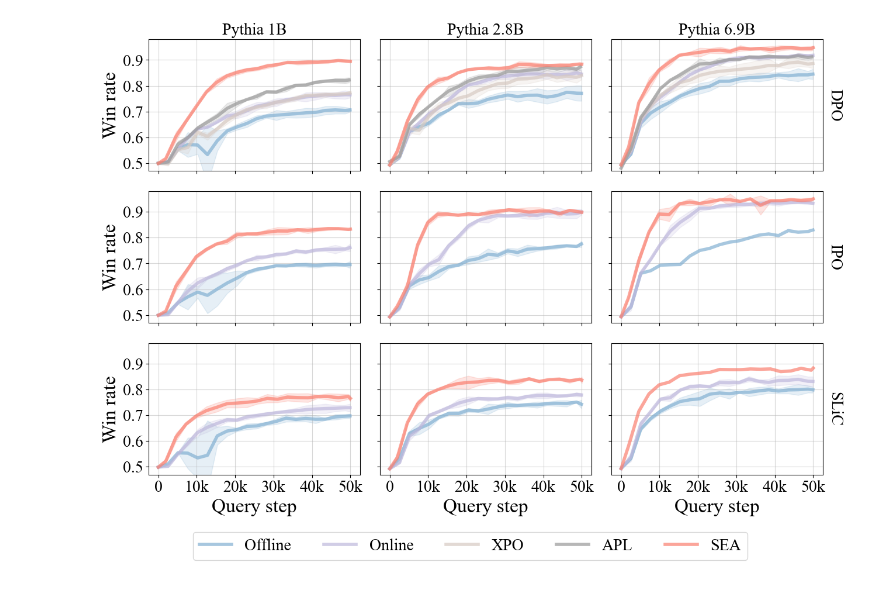
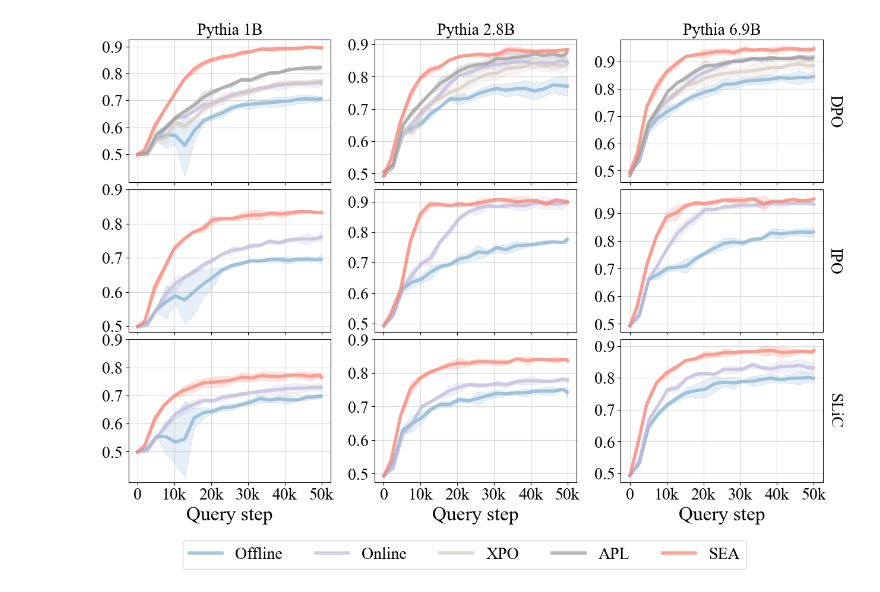
Before and after one commit to lkevinzc/ellm, a Jupyter notebook: notebooks/plotting/main.ipynb, the cells around one changed output. Saved outputs shown, nothing was run; the diff lists cells and outputs as text; code cells hidden in the pictures.

Commit message:
update plotting

```diff
--- a/notebooks/plotting/main.ipynb
+++ b/notebooks/plotting/main.ipynb
@@ -208,38 +204,38 @@ methods_to_labels= {
     "apl": "APL"
 }
 
-g = sns.FacetGrid(df, row="dap", col="scale", hue="method", palette=methods_to_color,hue_order=hue_order,col_order=["1B", "2.8B", "6.9B"], row_order=["DPO", "IPO", 'SLiC'], sharey=True, margin_titles=True, aspect=3/2, despine=False)
+g = sns.FacetGrid(df, row="dap", col="scale", hue="method", palette=methods_to_color,hue_order=hue_order,col_order=["1B", "2.8B", "6.9B"], row_order=["DPO", "IPO", 'SLiC'], sharey=False, margin_titles=True, aspect=3/2, despine=False)
 
 g.map(sns.lineplot, "misc/query_step", "eval/rm_win_rate_prob", alpha=.7, dashes=False,linewidth=4, errorbar=('se', 2))
 g.set_titles(col_template="Pythia {col_name}", row_template="{row_name}")
 ax_g=g.add_legend()
 
 for axes in g.axes:
     for ax in axes:
-        ax.set_ylabel('Win rate', fontsize=24)
+        ax.set_ylabel('', fontsize=18)
         ax.set_xlabel('Query step', fontsize=24)
         ax.set_xticks([0, 10_000, 20_000, 30_000, 40_000, 50_000],
               ["0", "10k", "20k", "30k", "40k", "50k"])
         ax.set_yticks([0.5, 0.6, 0.7, 0.8, 0.9])
-        ax.set_ylim(0.47, 0.98)
+        # ax.set_ylim(0.45, 0.98)
         # ax.set_title('title')
         # now you can obtain the axis from one of the axes
         x_axis = ax.get_xaxis()
         ax.grid(True, which="both", ls="-", c="0.7", alpha=0.5)
 
 sns.move_legend(
     ax_g, "lower center",
     bbox_to_anchor=(0.45, -0.07),
     ncol=5,
     title=None,
     frameon=True,
     labels=[methods_to_labels[k] for k in hue_order],
     # handletextpad=0.4,
     # handlelength=0.6,
     # columnspacing=0.8
 )
-
+plt.subplots_adjust(hspace=0.05)
 fig = ax.get_figure()
 fig.savefig("main.pdf", bbox_inches="tight")
 # %% [output]
-[figure, old version]
+[figure, new version]
```
Also changed, not shown: parts of 2 cells of this notebook, 4 other files.
